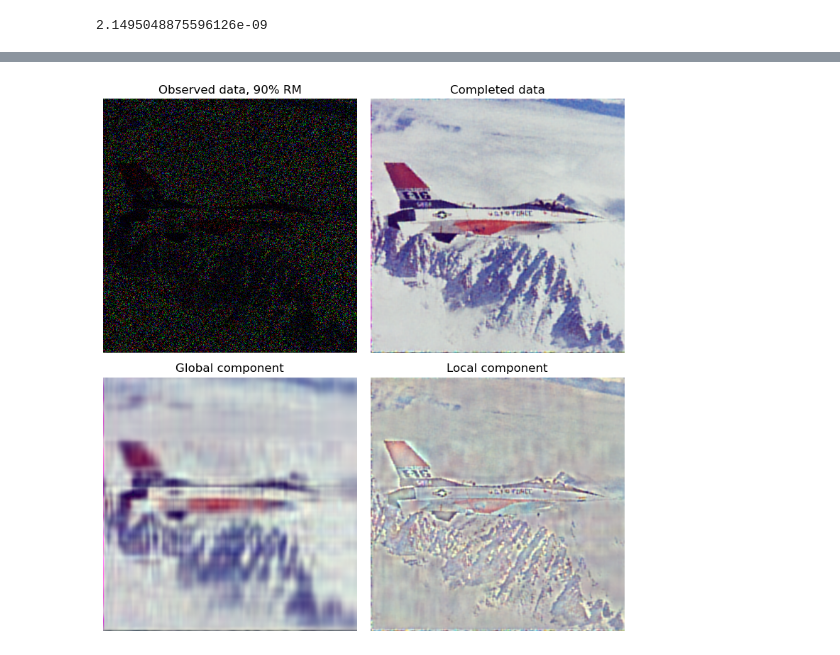
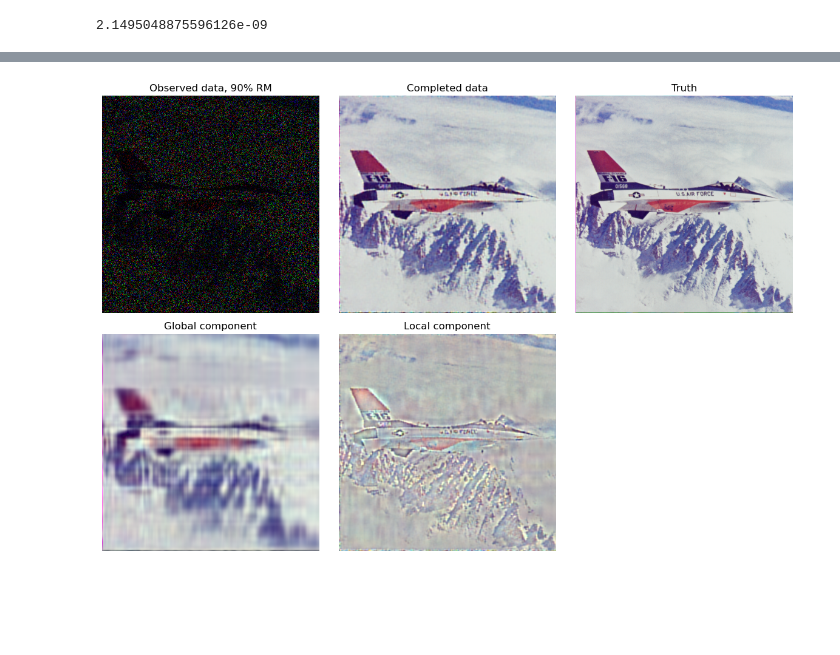
Before and after one commit to MengyingLei/GLSKF, a Jupyter notebook: GLSKF_demo_cuFFT_precompute.ipynb, the cells around one changed output, grey strips where cells are left out. Drawn from its saved outputs; the diff is of its cells as text; code cells hidden in the pictures; blank space fills up the shorter version.

```diff
--- a/GLSKF_demo_cuFFT_precompute.ipynb
+++ b/GLSKF_demo_cuFFT_precompute.ipynb
@@ -65,8 +65,9 @@ def cg_factorT(Qu, rho, KrU, mask_matrixT, YR_tilde, priorvalue, max_iter):
         r -= alpha * Ap
         rsnew = np.dot(r, r)
         approxE[i] = np.sqrt(rsnew)
-        if approxE[i] < 1e-4:
-            break
+        if (i + 1) % 10 == 0 or i == max_iter - 1:
+            if rsnew < 1e-8:
+                break
         p = r + (rsnew / rsold) * p
         rsold = rsnew
     return x, approxE
@@ -136,8 +137,9 @@ def cg_local(gamma, Kd, cfftt, cffts, pos_obs, YR_tilde, priorvalue, max_iter):
         r -= alpha * Ap
         rsnew = np.dot(r, r)
         approxE[i] = np.sqrt(rsnew)
-        if approxE[i] < 1e-4:
-            break
+        if (i + 1) % 10 == 0 or i == max_iter - 1:
+            if rsnew < 1e-8:
+                break
         p = r + (rsnew / rsold) * p
         rsold = rsnew
     return x, approxE
@@ -335,30 +339,38 @@ Epoch = 2, PSNR = 22.32562011700848
 # %%
 import matplotlib.pyplot as plt
 import numpy as np
 
 I = np.array(Image.open('./data/original/airplane.tiff'))
 Omega = scipy.io.loadmat('./data/mask/airplane_90RM.mat')['Omega']
 
-fig, axes = plt.subplots(2, 2, figsize=(8, 8))
+fig, axes = plt.subplots(2, 3, figsize=(12, 8))
 fig.set_tight_layout(True)
 
 # Top-left subplot
 axes[0, 0].imshow(np.uint8(np.minimum(255, np.abs(I * Omega))))
 axes[0, 0].set_title('Observed data, 90% RM')
 axes[0, 0].axis("off")
 
 axes[0, 1].imshow(np.uint8(np.minimum(255, np.abs(X.get()))))
 axes[0, 1].set_title('Completed data')
 axes[0, 1].axis("off")
 
 axes[1, 0].imshow(np.uint8(np.minimum(255, np.abs(Mtensor.get()))))
 axes[1, 0].set_title('Global component')
 axes[1, 0].axis("off")
 
 axes[1, 1].imshow(np.uint8(np.minimum(255, np.abs(Rtensor.get()))))
 axes[1, 1].set_title('Local component')
 axes[1, 1].axis("off")
 
+axes[0, 2].imshow(np.uint8(np.minimum(255, I)))
+axes[0, 2].set_title('Truth')
+axes[0, 2].axis("off")
+
+
+axes[1, 2].axis("off")
+
+
 fig.savefig('Result.pdf')
 # %% [output]
-[figure, old version]
+[figure, new version]
```
Also changed, not shown: parts of 2 cells of this notebook, 1 other file.
